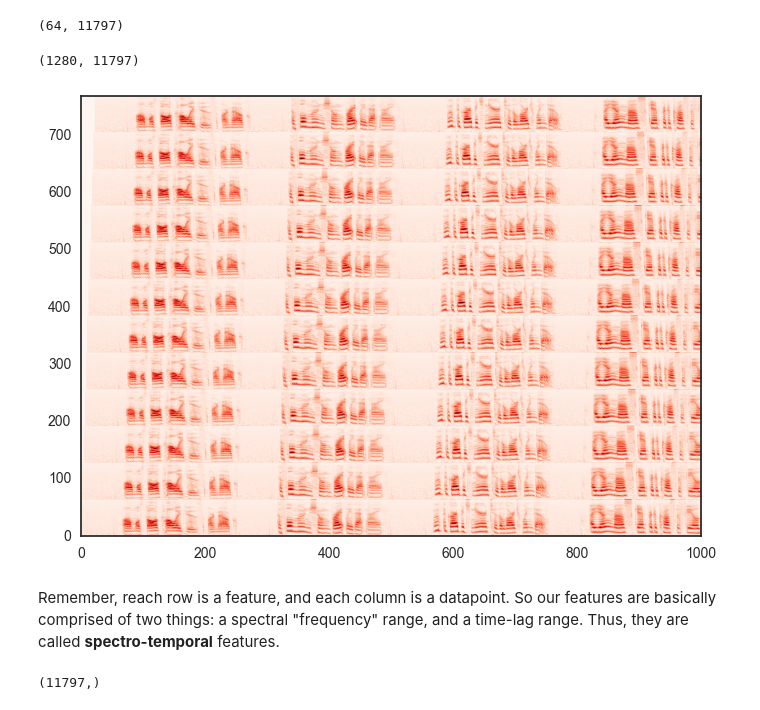
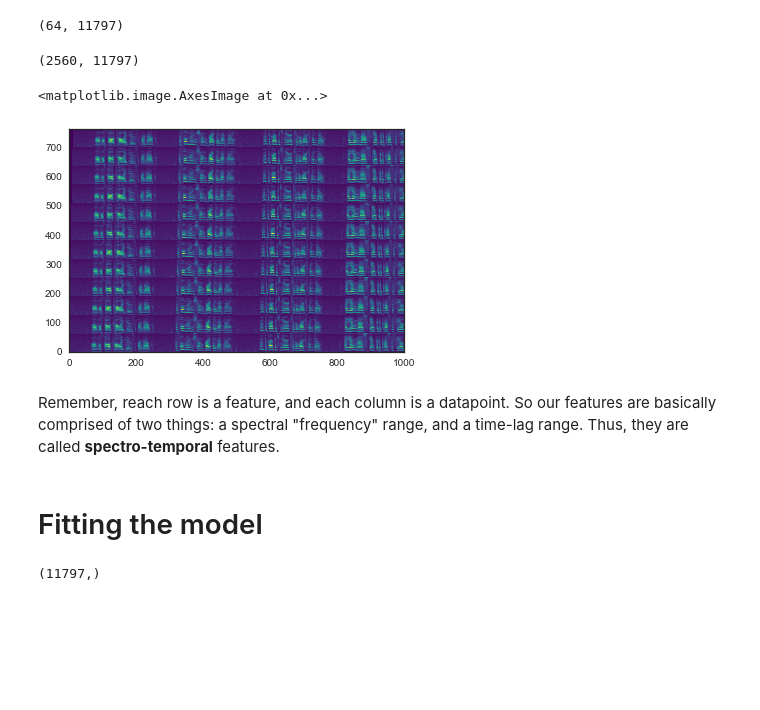
Before and after one commit to choldgraf/write-ups, a Jupyter notebook: neuro/ecog/Encoding Models.ipynb, the cells around one changed output. Cells and saved outputs as stored; diff of their text form; code cells hidden in the pictures; blank space fills up the shorter version.

```diff
--- a/neuro/ecog/Encoding Models.ipynb
+++ b/neuro/ecog/Encoding Models.ipynb
@@ -257,22 +298,24 @@ print(epochs_audio_data.shape)
 (64, 11797)
 # %%
 # Finally, we'll add the time lags
-lags = np.arange(0, .4, .02)
+lags = np.arange(0, .4, .01)
 epochs_audio_data = et.sig.delay_timeseries(epochs_audio_data, epochs_audio.info['sfreq'], lags)
 
 # Note that we've multiplied our number of features by length(lags)
 epochs_audio_data.shape
 # %% [output]
-(1280, 11797)
+(2560, 11797)
 # %%
 # Looking at the audio, we can clearly see the time lags
 f, ax = plt.subplots()
 ax.imshow(epochs_audio_data[:64*12, :1000], aspect='auto', origin='lower',
-          cmap=plt.cm.Reds)
-f
+          cmap=plt.cm.viridis)
 # %% [output]
+<matplotlib.image.AxesImage at 0x...>
-[figure, old version]
+[figure, new version]
 # %% [markdown]
 Remember, reach row is a feature, and each column is a datapoint. So our features are basically comprised of two things: a spectral "frequency" range, and a time-lag range. Thus, they are called **spectro-temporal** features.
+# %% [markdown]
+# Fitting the model
 # %%
 # We'll also decimate the ecog data so it's the same length
```
Also changed, not shown: parts of 42 cells of this notebook.
